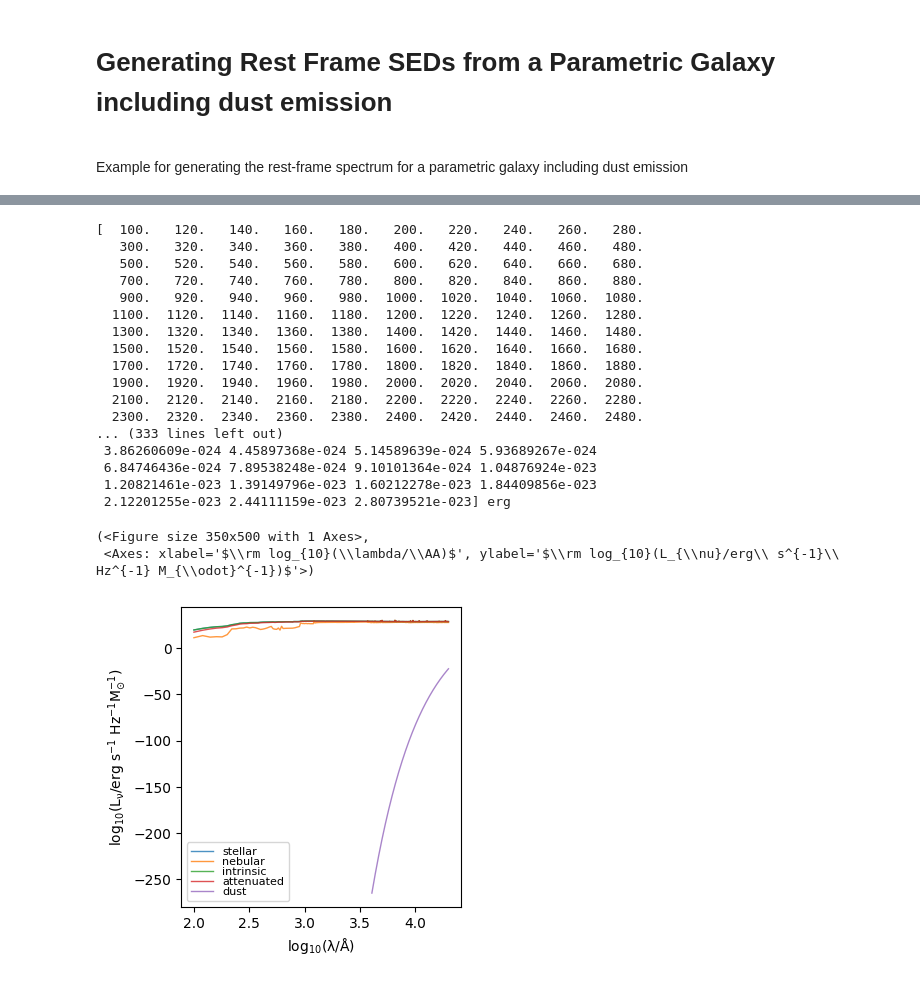
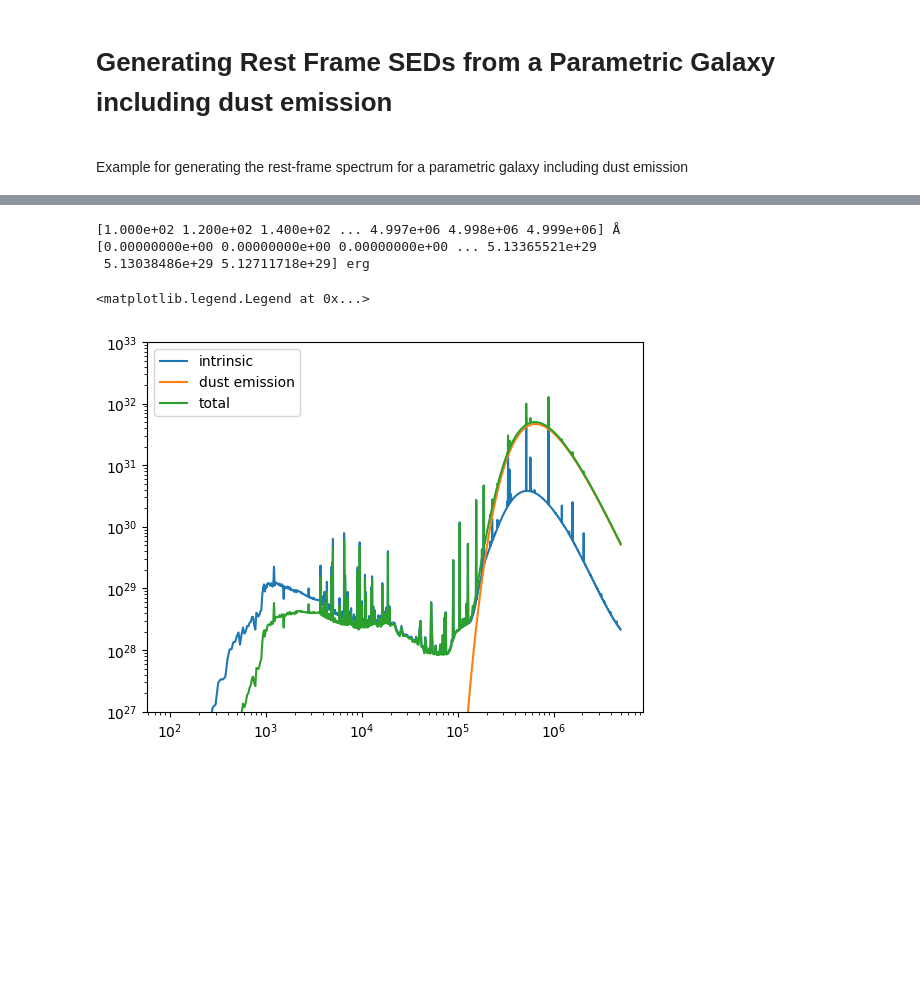
Before and after one commit to tHarvey303/synthesizer, a Jupyter notebook: docs/source/parametric/generate_dust_sed.ipynb, the cells around one changed output, grey strips where cells are left out. Cells and saved outputs as stored; diff of their text form; code cells hidden in the pictures; blank space fills up the shorter version.

```diff
--- a/docs/source/parametric/generate_dust_sed.ipynb
+++ b/docs/source/parametric/generate_dust_sed.ipynb
@@ -54,26 +54,17 @@ print(galaxy.spectra['attenuated'].get_bolometric_luminosity())
 # %%
 emissionmodel = Greybody(50*K, 1.5)
-# %%
-galaxy.get_spectra_dust(emissionmodel)
-galaxy.plot_spectra()
-# %% [output]
-[  100.   120.   140.   160.   180.   200.   220.   240.   260.   280.
-   300.   320.   340.   360.   380.   400.   420.   440.   460.   480.
-   500.   520.   540.   560.   580.   600.   620.   640.   660.   680.
-   700.   720.   740.   760.   780.   800.   820.   840.   860.   880.
-   900.   920.   940.   960.   980.  1000.  1020.  1040.  1060.  1080.
-  1100.  1120.  1140.  1160.  1180.  1200.  1220.  1240.  1260.  1280.
-  1300.  1320.  1340.  1360.  1380.  1400.  1420.  1440.  1460.  1480.
-  1500.  1520.  1540.  1560.  1580.  1600.  1620.  1640.  1660.  1680.
-  1700.  1720.  1740.  1760.  1780.  1800.  1820.  1840.  1860.  1880.
-  1900.  1920.  1940.  1960.  1980.  2000.  2020.  2040.  2060.  2080.
-  2100.  2120.  2140.  2160.  2180.  2200.  2220.  2240.  2260.  2280.
-  2300.  2320.  2340.  2360.  2380.  2400.  2420.  2440.  2460.  2480.
-... (333 lines left out)
- 3.86260609e-024 4.45897368e-024 5.14589639e-024 5.93689267e-024
- 6.84746436e-024 7.89538248e-024 9.10101364e-024 1.04876924e-023
- 1.20821461e-023 1.39149796e-023 1.60212278e-023 1.84409856e-023
- 2.12201255e-023 2.44111159e-023 2.80739521e-023] erg
-(<Figure size 350x500 with 1 Axes>,
- <Axes: xlabel='$\\rm log_{10}(\\lambda/\\AA)$', ylabel='$\\rm log_{10}(L_{\\nu}/erg\\ s^{-1}\\ Hz^{-1} M_{\\odot}^{-1})$'>)
-[figure, removed]
+# %%
+galaxy.get_spectra_dust(emissionmodel)
+
+
+plt.loglog(galaxy.spectra['intrinsic'].lam, galaxy.spectra['intrinsic'].lnu, label = 'intrinsic')
+plt.loglog(galaxy.spectra['dust'].lam, galaxy.spectra['dust'].lnu, label = 'dust emission')
+plt.loglog(galaxy.spectra['total'].lam, galaxy.spectra['total'].lnu, label = 'total')
+plt.ylim([1E27, 1E33])
+plt.legend()
+# %% [output]
+[1.000e+02 1.200e+02 1.400e+02 ... 4.997e+06 4.998e+06 4.999e+06] Å
+[0.00000000e+00 0.00000000e+00 0.00000000e+00 ... 5.13365521e+29
+ 5.13038486e+29 5.12711718e+29] erg
+<matplotlib.legend.Legend at 0x...>
+[figure, added]
```
Also changed, not shown: parts of 3 cells of this notebook.
